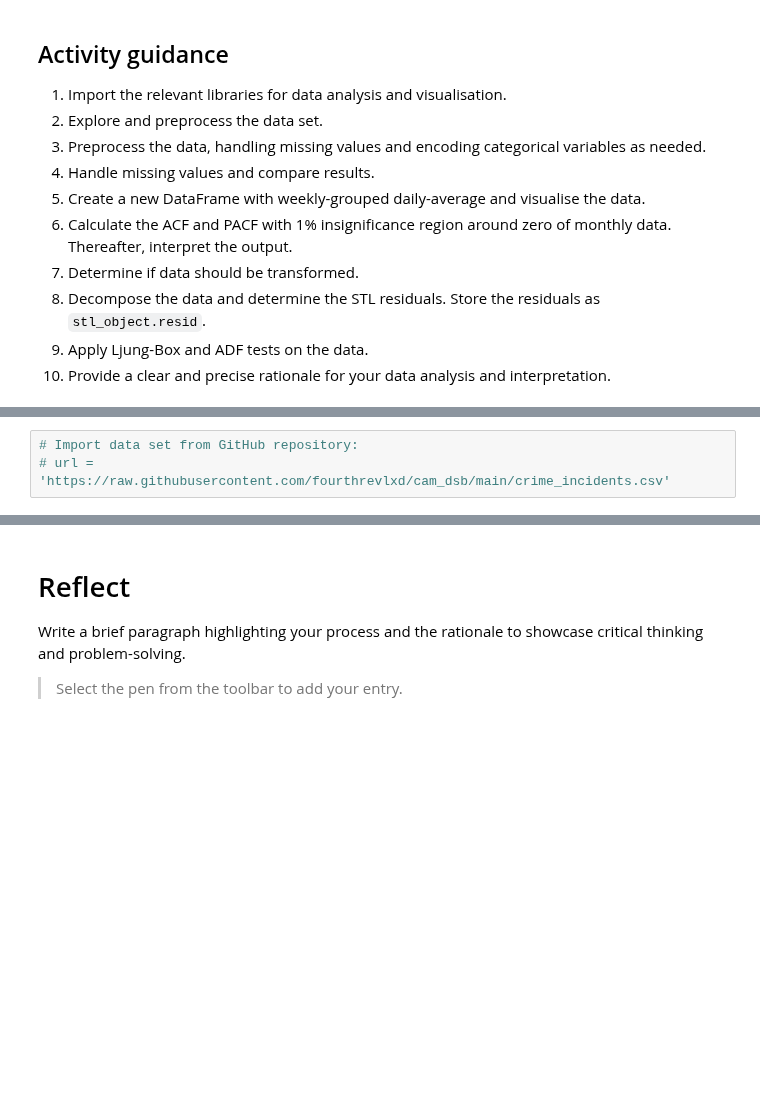
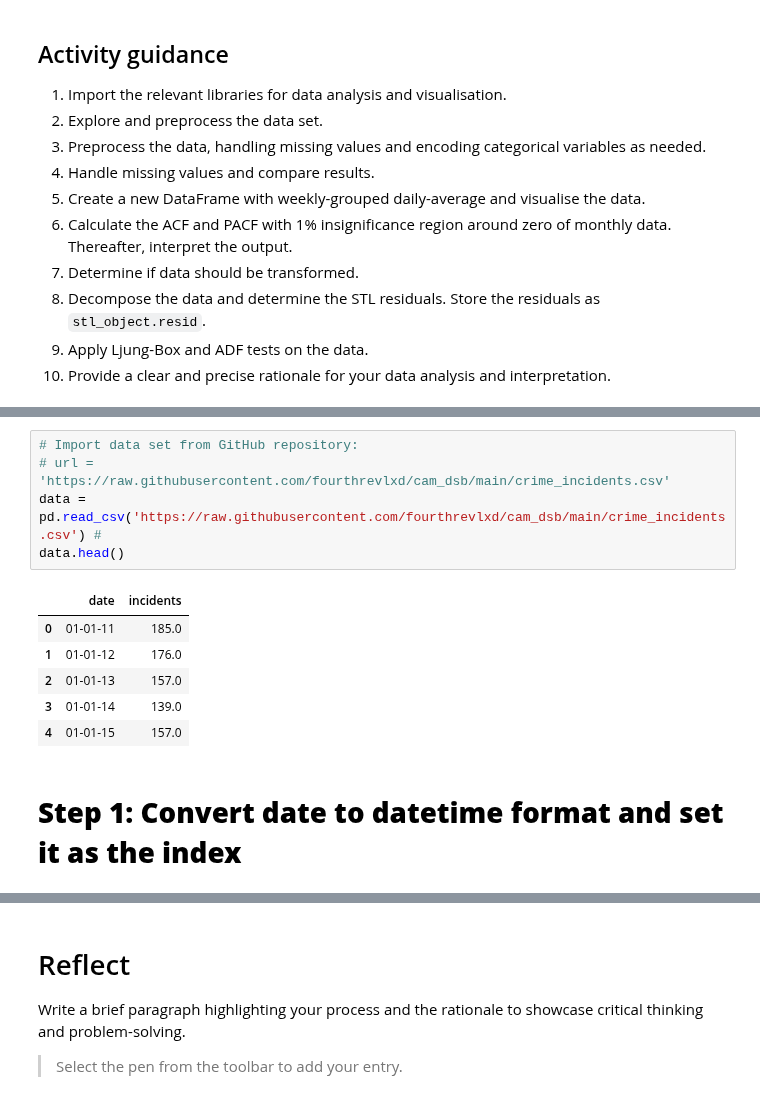
Before and after one commit to sheldonkemper/portfolio, a Jupyter notebook: CAM_DS_C301_W6_Activity.ipynb, the cells around one changed output, grey strips where cells are left out. Saved outputs shown, nothing was run; the diff lists cells and outputs as text; blank space fills up the shorter version.

```diff
--- a/CAM_DS_C301_W6_Activity.ipynb
+++ b/CAM_DS_C301_W6_Activity.ipynb
@@ -44,3 +69,14 @@ By completing this activity, you will be able to provide evidence that you can:
 # %%
 # Import data set from GitHub repository:
 # url = 'https://raw.githubusercontent.com/fourthrevlxd/cam_dsb/main/crime_incidents.csv'
+data = pd.read_csv('https://raw.githubusercontent.com/fourthrevlxd/cam_dsb/main/crime_incidents.csv') #
+data.head()
+# %% [output]
+|  | date | incidents |
+| 0 | 01-01-11 | 185.0 |
+| 1 | 01-01-12 | 176.0 |
+| 2 | 01-01-13 | 157.0 |
+| 3 | 01-01-14 | 139.0 |
+| 4 | 01-01-15 | 157.0 |
+# %% [markdown]
+# **Step 1: Convert date to datetime format and set it as the index**
```
Also changed, not shown: parts of 13 cells of this notebook.
